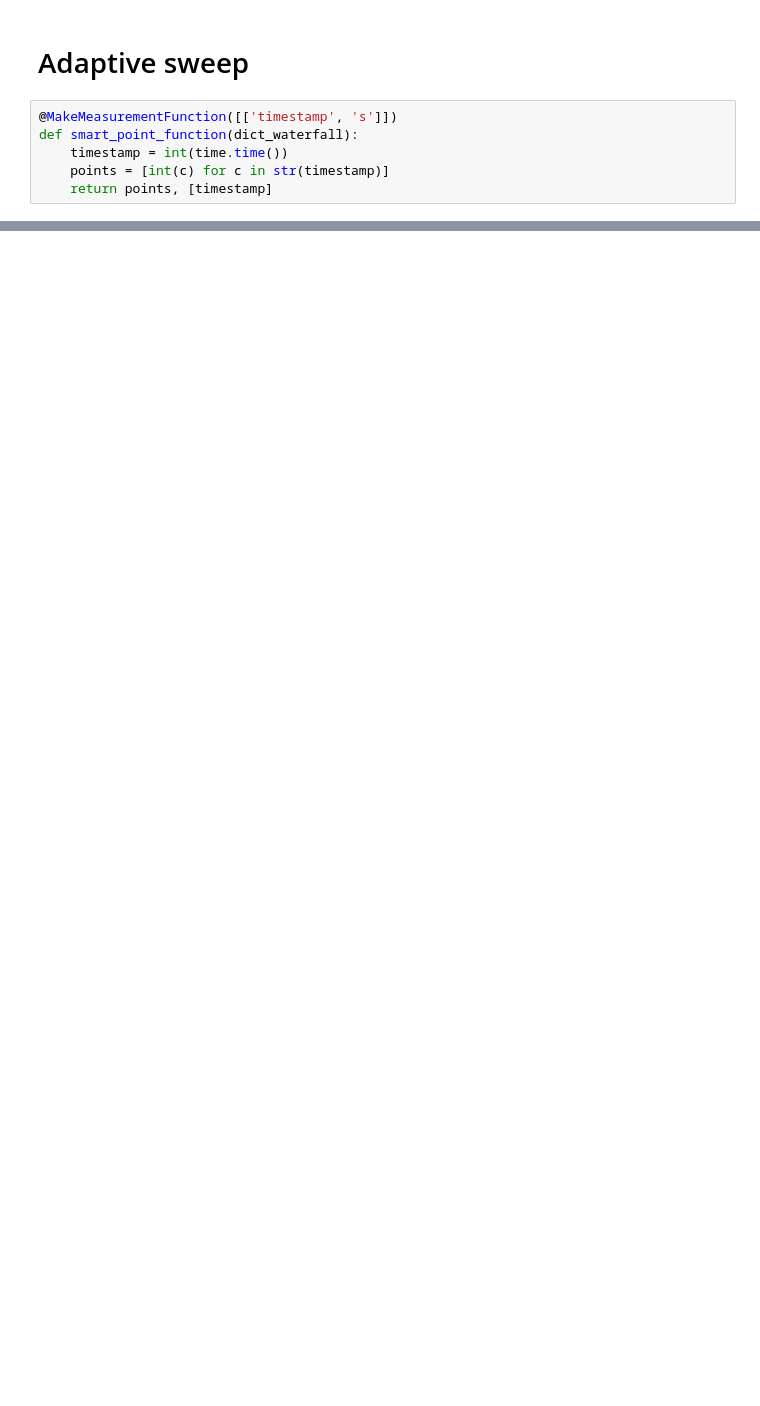
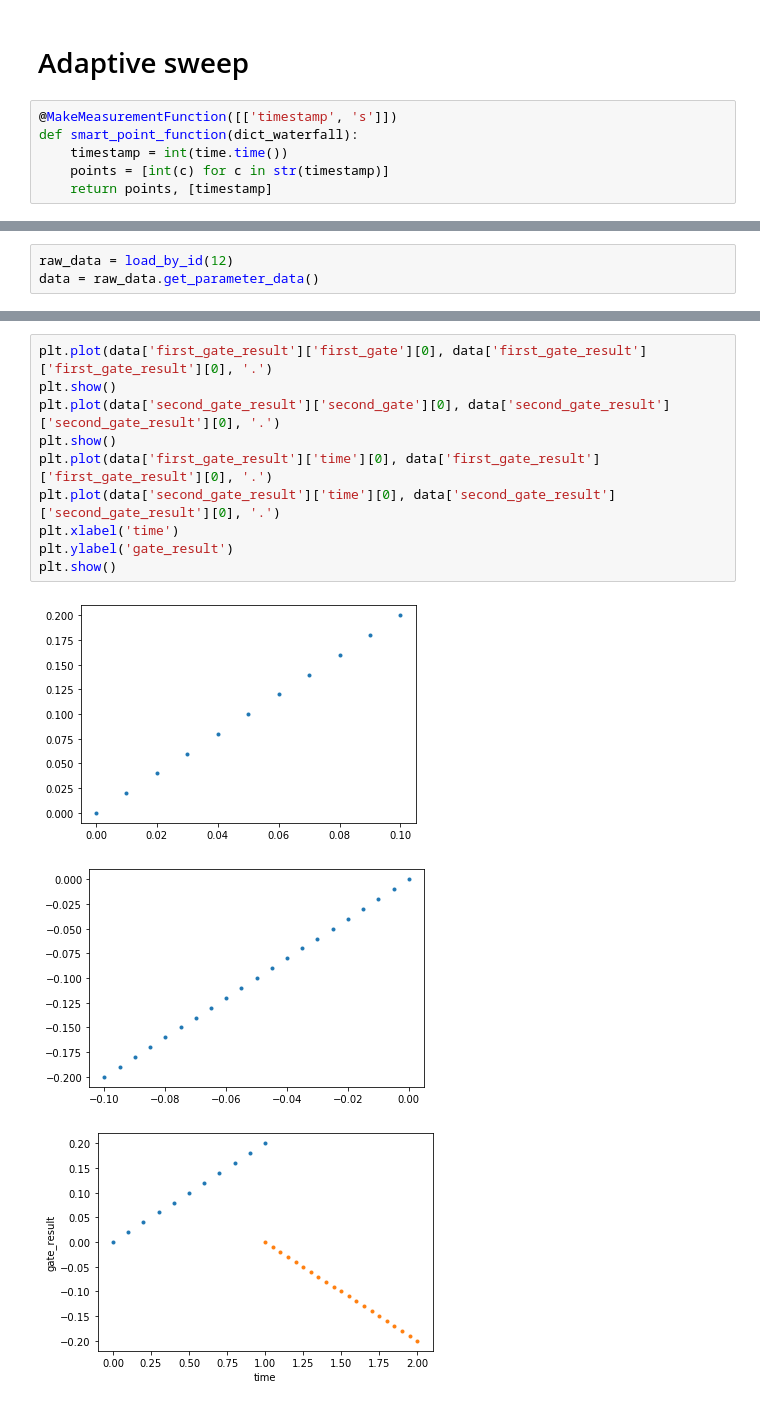
Before and after one commit to damazter/pysweep, a Jupyter notebook: docs/Examples.ipynb, the cells around one changed output, grey strips where cells are left out. Drawn from its saved outputs; the diff is of its cells as text; blank space fills up the shorter version.

```diff
--- a/docs/Examples.ipynb
+++ b/docs/Examples.ipynb
@@ -125,0 +170,3 @@ pysweep.sweep(lambda d:{}, lambda d:{}, measure,
+# %%
+raw_data = load_by_id(12)
+data = raw_data.get_parameter_data()
@@ -125,0 +189,14 @@ pysweep.sweep(lambda d:{}, lambda d:{}, measure,
+# %%
+plt.plot(data['first_gate_result']['first_gate'][0], data['first_gate_result']['first_gate_result'][0], '.')
+plt.show()
+plt.plot(data['second_gate_result']['second_gate'][0], data['second_gate_result']['second_gate_result'][0], '.')
+plt.show()
+plt.plot(data['first_gate_result']['time'][0], data['first_gate_result']['first_gate_result'][0], '.')
+plt.plot(data['second_gate_result']['time'][0], data['second_gate_result']['second_gate_result'][0], '.')
+plt.xlabel('time')
+plt.ylabel('gate_result')
+plt.show()
+# %% [output]
+[figure, added]
+[figure, added]
+[figure, added]
```
Also changed, not shown: parts of 39 cells of this notebook, 2 other files.
